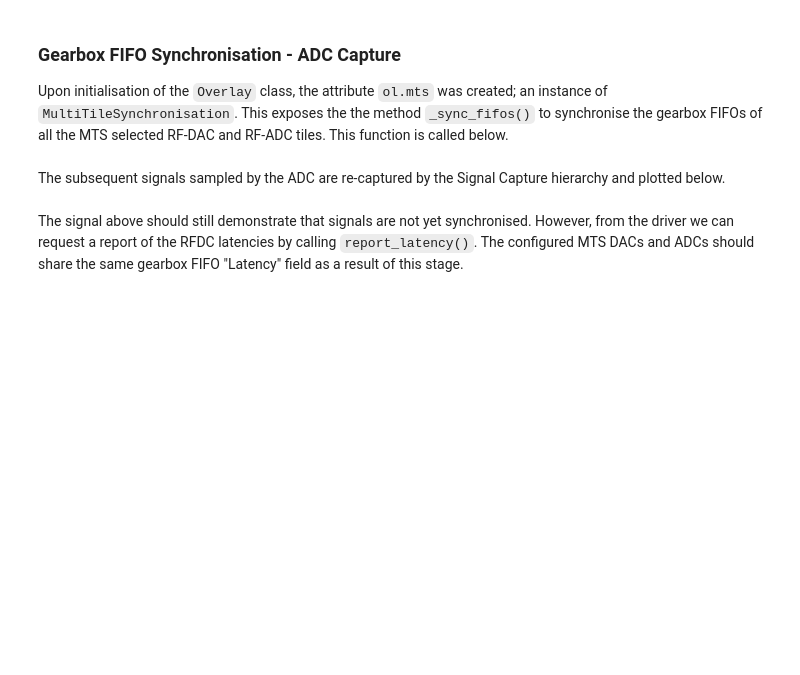
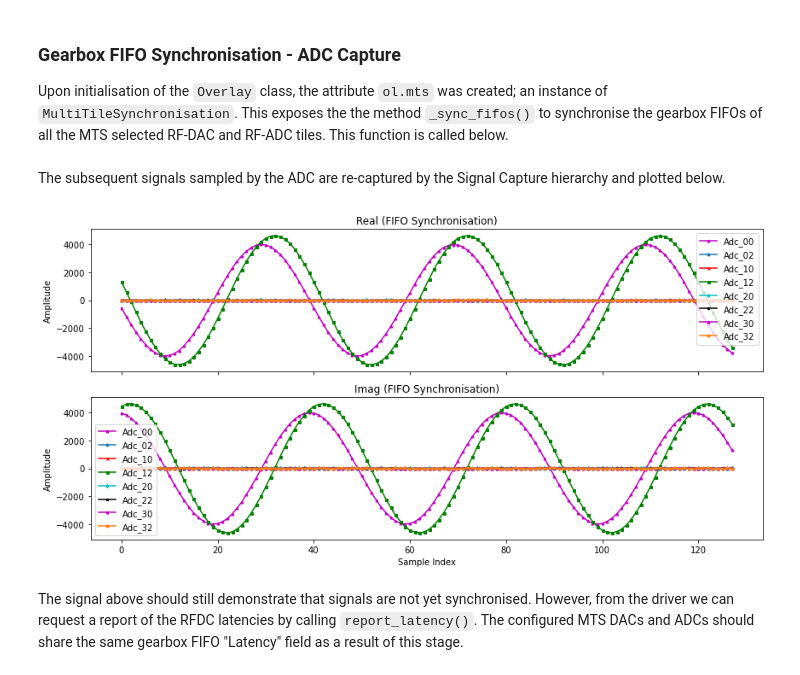
Before and after one commit to strath-sdr/rfsoc_mts, a Jupyter notebook: dev/01_rfsoc_mts_demonstrator.ipynb, the cells around one changed output. Cells and saved outputs as stored; diff of their text form; code cells hidden in the pictures; blank space fills up the shorter version.

Commit message:
updating notebook plot_adc() function calls

````diff
--- a/dev/01_rfsoc_mts_demonstrator.ipynb
+++ b/dev/01_rfsoc_mts_demonstrator.ipynb
@@ -190,12 +190,13 @@ The subsequent signals sampled by the ADC are re-captured by the Signal Capture
 # %%
 AlignedCaptureSamples = ol.signal_capture.capture_adc()
 
-plot_adc(
+ol.plot_adc(
     sample_matrix=AlignedCaptureSamples,
-    adc_names=["ADC_A", "ADC_B", "ADC_C", "ADC_D"],
     window=128,
     title="FIFO Synchronisation"
 )
+# %% [output]
+[figure, added]
 # %% [markdown]
 The signal above should still demonstrate that signals are not yet synchronised. However, from the driver we can request a report of the RFDC latencies by calling ```report_latency()```. The configured MTS DACs and ADCs should share the same gearbox FIFO "Latency" field as a result of this stage.
 # %%
````
Also changed, not shown: parts of 3 cells of this notebook.
